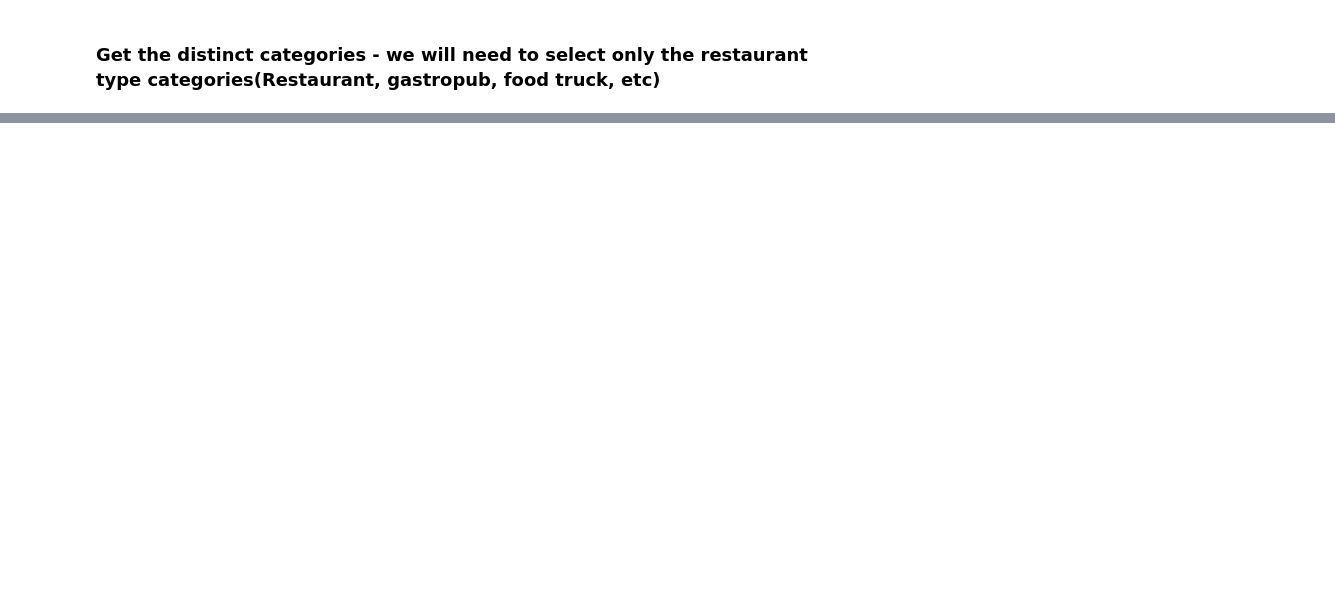
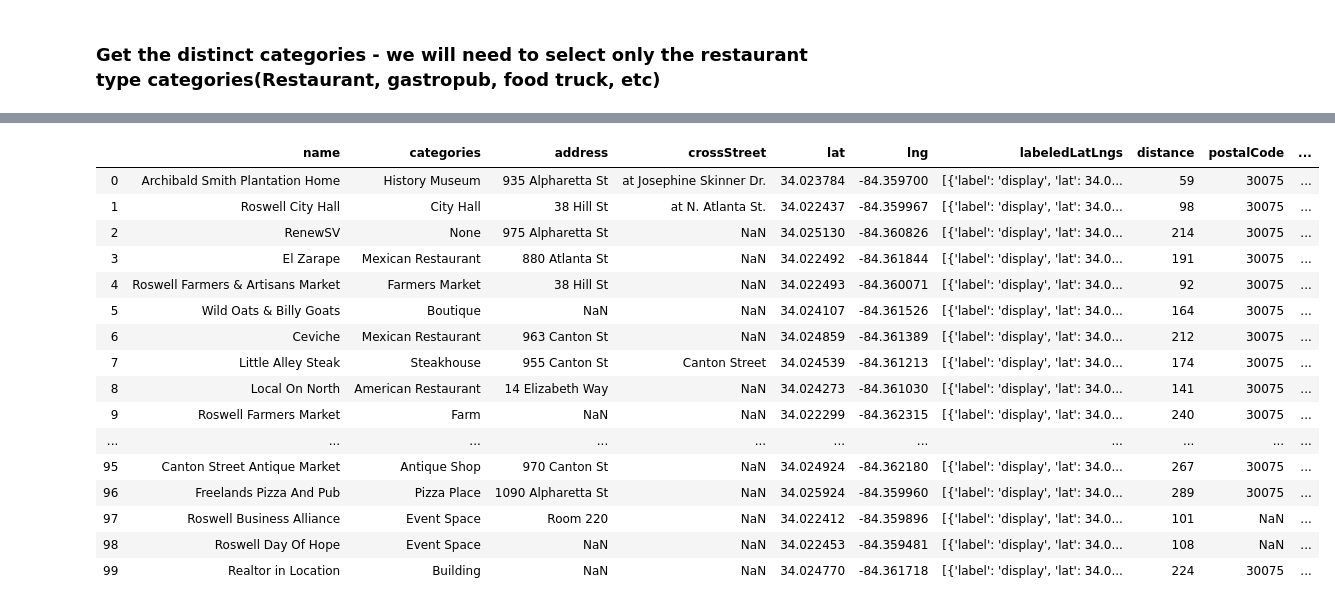
Before and after one commit to kmjacox/Coursera_Capstone, a Jupyter notebook: Index.ipynb, the cells around one changed output, grey strips where cells are left out. Drawn from its saved outputs; the diff is of its cells as text; code cells hidden in the pictures; blank space fills up the shorter version.

```diff
--- a/Index.ipynb
+++ b/Index.ipynb
@@ -239,0 +240,10 @@ wcats
+# %%
+#Get Results for Roswell
+rresults = requests.get(rurl).json()
+# %%
+# assign relevant part of JSON to venues
+rvenues = rresults['response']['venues']
+
+# tranform venues into a dataframe
+rdataframe = json_normalize(rvenues)
+rdataframe.head()
@@ -239,0 +257,30 @@ wcats
+# %%
+# keep only columns that include venue name, and anything that is associated with location
+rfiltered_columns = ['name', 'categories'] + [col for col in rdataframe.columns if col.startswith('location.')] + ['id']
+rdataframe_filtered = rdataframe.loc[:, rfiltered_columns]
+
+# filter the category for each row
+rdataframe_filtered['categories'] = rdataframe_filtered.apply(get_category_type, axis=1)
+
+# clean column names by keeping only last term
+rdataframe_filtered.columns = [column.split('.')[-1] for column in rdataframe_filtered.columns]
+
+rdataframe_filtered
+# %% [output]
+|  | name | categories | address | crossStreet | lat | lng | labeledLatLngs | distance | postalCode | ... |
+| 0 | Archibald Smith Plantation Home | History Museum | 935 Alpharetta St | at Josephine Skinner Dr. | 34.023784 | -84.359700 | [{'label': 'display', 'lat': 34.0... | 59 | 30075 | ... |
+| 1 | Roswell City Hall | City Hall | 38 Hill St | at N. Atlanta St. | 34.022437 | -84.359967 | [{'label': 'display', 'lat': 34.0... | 98 | 30075 | ... |
+| 2 | RenewSV | None | 975 Alpharetta St | NaN | 34.025130 | -84.360826 | [{'label': 'display', 'lat': 34.0... | 214 | 30075 | ... |
+| 3 | El Zarape | Mexican Restaurant | 880 Atlanta St | NaN | 34.022492 | -84.361844 | [{'label': 'display', 'lat': 34.0... | 191 | 30075 | ... |
+| 4 | Roswell Farmers & Artisans Market | Farmers Market | 38 Hill St | NaN | 34.022493 | -84.360071 | [{'label': 'display', 'lat': 34.0... | 92 | 30075 | ... |
+| 5 | Wild Oats & Billy Goats | Boutique | NaN | NaN | 34.024107 | -84.361526 | [{'label': 'display', 'lat': 34.0... | 164 | 30075 | ... |
+| 6 | Ceviche | Mexican Restaurant | 963 Canton St | NaN | 34.024859 | -84.361389 | [{'label': 'display', 'lat': 34.0... | 212 | 30075 | ... |
+| 7 | Little Alley Steak | Steakhouse | 955 Canton St | Canton Street | 34.024539 | -84.361213 | [{'label': 'display', 'lat': 34.0... | 174 | 30075 | ... |
+| 8 | Local On North | American Restaurant | 14 Elizabeth Way | NaN | 34.024273 | -84.361030 | [{'label': 'display', 'lat': 34.0... | 141 | 30075 | ... |
+| 9 | Roswell Farmers Market | Farm | NaN | NaN | 34.022299 | -84.362315 | [{'label': 'display', 'lat': 34.0... | 240 | 30075 | ... |
+| ... | ... | ... | ... | ... | ... | ... | ... | ... | ... | ... |
+| 95 | Canton Street Antique Market | Antique Shop | 970 Canton St | NaN | 34.024924 | -84.362180 | [{'label': 'display', 'lat': 34.0... | 267 | 30075 | ... |
+| 96 | Freelands Pizza And Pub | Pizza Place | 1090 Alpharetta St | NaN | 34.025924 | -84.359960 | [{'label': 'display', 'lat': 34.0... | 289 | 30075 | ... |
+| 97 | Roswell Business Alliance | Event Space | Room 220 | NaN | 34.022412 | -84.359896 | [{'label': 'display', 'lat': 34.0... | 101 | NaN | ... |
+| 98 | Roswell Day Of Hope | Event Space | NaN | NaN | 34.022453 | -84.359481 | [{'label': 'display', 'lat': 34.0... | 108 | NaN | ... |
+| 99 | Realtor in Location | Building | NaN | NaN | 34.024770 | -84.361718 | [{'label': 'display', 'lat': 34.0... | 224 | 30075 | ... |
```
Also changed, not shown: parts of 11 cells of this notebook.
